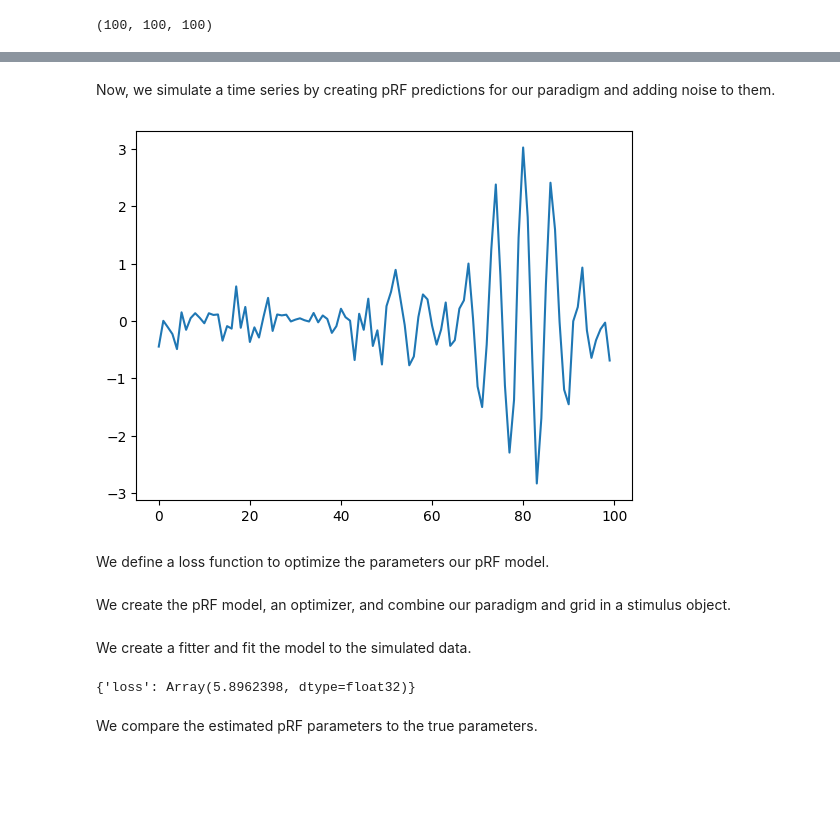
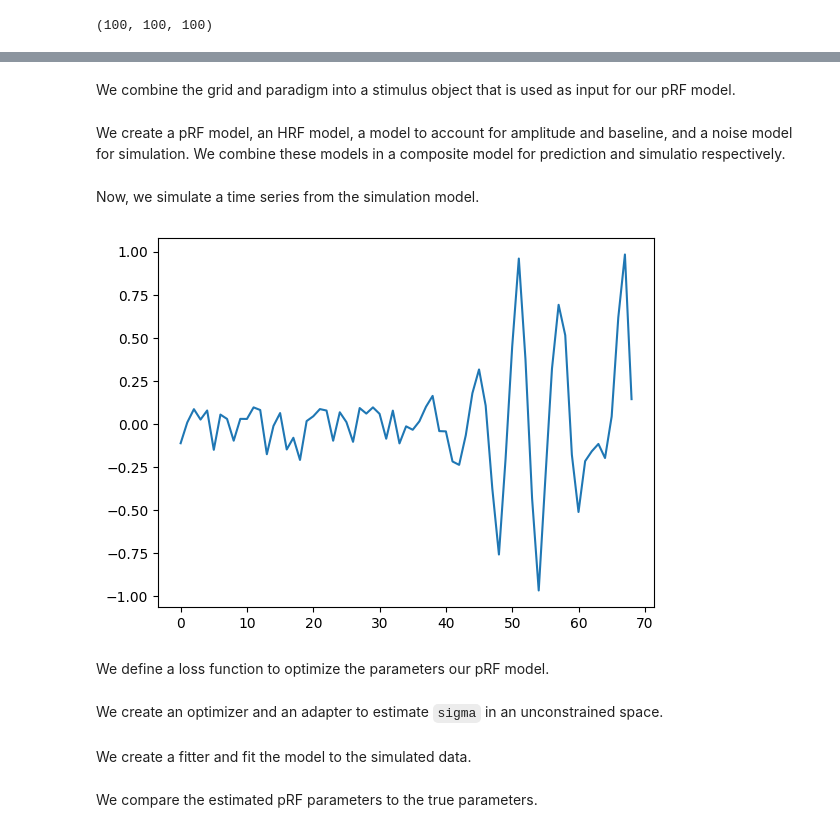
Before and after one commit to popylar-org/kerasprf, a Jupyter notebook: test_multi_backend.ipynb, the cells around one changed output, grey strips where cells are left out. Saved outputs shown, nothing was run; the diff lists cells and outputs as text; code cells hidden in the pictures; blank space fills up the shorter version.

Commit message:
Add more model classes

```diff
--- a/test_multi_backend.ipynb
+++ b/test_multi_backend.ipynb
@@ -48,23 +48,61 @@ def prf_response_fun(x, centroid, sigma):
+# %% [markdown]
+We combine the grid and paradigm into a stimulus object that is used as input for our pRF model.
+# %%
+stimulus = Stimulus(
+    dimensions=["x", "y"],
+    paradigm=paradigm,
+    coordinates=grid
+)
+# %% [markdown]
+We create a pRF model, an HRF model, a model to account for amplitude and baseline, and a noise model for simulation. We combine these models in a composite model for prediction and simulatio respectively.
+# %%
+prf_model = Gaussian2DModel()
+
+hrf_model = HRFModel()
+
+baseline_model = BaselineAmplitudeModel()
+
+prediction_model = CompositeModel(
+    encoding_model=prf_model,
+    hrf_model=hrf_model,
+    baseline_model=baseline_model
+)
+
+noise_model = GaussianNoiseModel(keras.random.SeedGenerator(2025))
+
+simulation_model = CompositeModel(
+    encoding_model=prediction_model,
+    noise_model=noise_model
+)
 # %% [markdown]
-Now, we simulate a time series by creating pRF predictions for our paradigm and adding noise to them.
+Now, we simulate a time series from the simulation model.
 # %%
-rng = np.random.default_rng(2025)
-
 # True pRF parameters
 true_centroid = np.array([-2, 3])
 true_sigma = 2
-scale = 1000
+true_baseline = 0.0
+true_amplitude = 1.0
+true_tau = 0.15
+
+true_params = {
+    "centroid": true_centroid,
+    "sigma": true_sigma,
+    "baseline": true_baseline,
+    "amplitude": true_amplitude,
+    "tau": true_tau,
+    "sigma_noise": 0.1
+}
 
 # pRF predictions
-true_signal = (prf_response_fun(grid, true_centroid[None, None, :], true_sigma) * paradigm).sum(axis=(0, 1)) / scale
+true_signal = prediction_model.predict(stimulus, true_params)
 
 # Add noise
-simulated_signal = true_signal + rng.normal(0, scale=0.2, size=num_steps)
+simulated_signal = simulation_model.predict(stimulus, true_params)
 
 # Visualize
 _ = plt.plot(simulated_signal)
 # %% [output]
-[figure, old version]
+[figure, new version]
 # %% [markdown]
 We define a loss function to optimize the parameters our pRF model.
 # %%
@@ -74,3 +112,3 @@ def loss_fn(y, y_pred):
 # %% [markdown]
-We create the pRF model, an optimizer, and combine our paradigm and grid in a stimulus object.
+We create an optimizer and an adapter to estimate `sigma` in an unconstrained space.
 # %%
@@ -96,14 +121,15 @@ We create a fitter and fit the model to the simulated data.
 # Define some starting values
 start_params = {
     "centroid": np.array([0, 0]),
-    "sigma": 1.0
+    "sigma": 1.0,
+    "tau": 0.1,
+    "baseline": 0.0,
+    "amplitude": 1.0
 }
 
-fitter = ParameterFitter(model, stimulus, adapter, optimizer, loss_fn)
+fitter = ParameterFitter(prediction_model, stimulus, adapter, optimizer, loss_fn)
 
-fitter.fit(simulated_signal, start_params)
+logs, params = fitter.fit(simulated_signal, start_params)
-# %% [output]
-{'loss': Array(5.8962398, dtype=float32)}
 # %% [markdown]
 We compare the estimated pRF parameters to the true parameters.
 # %%
```
Also changed, not shown: parts of 7 cells of this notebook, 6 other files.
